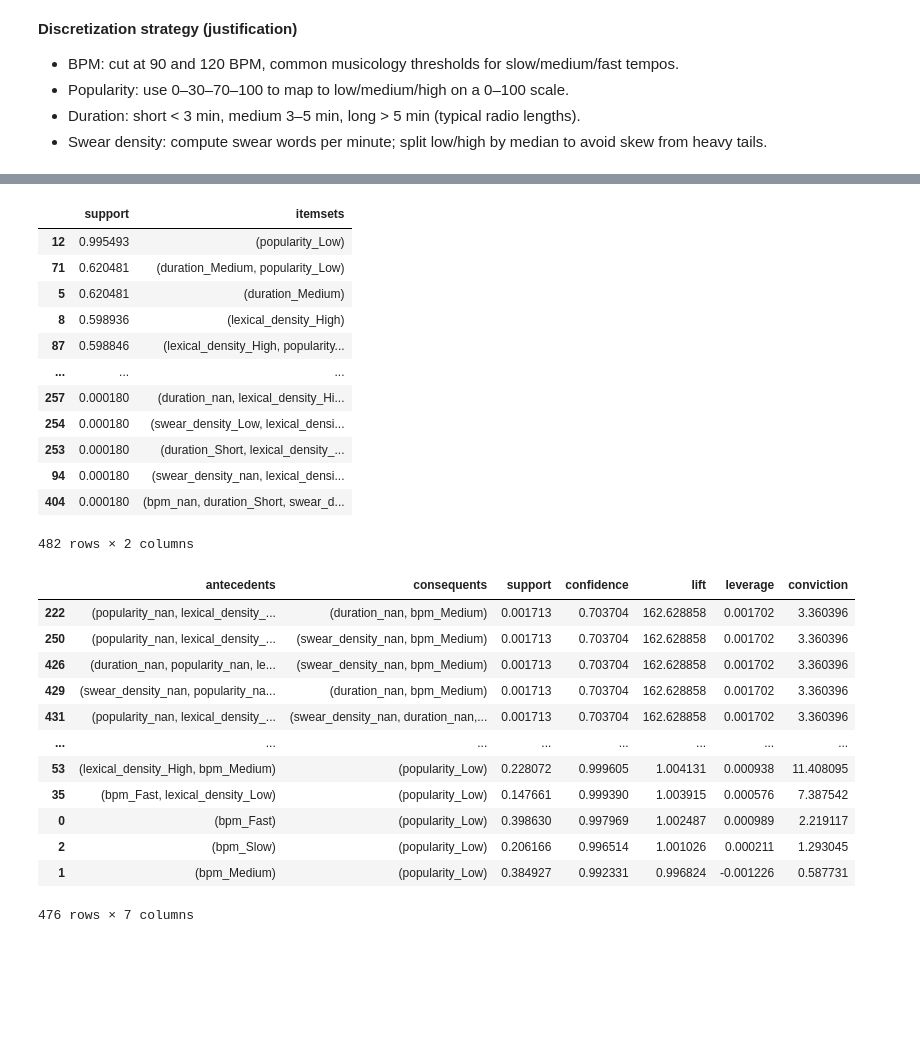
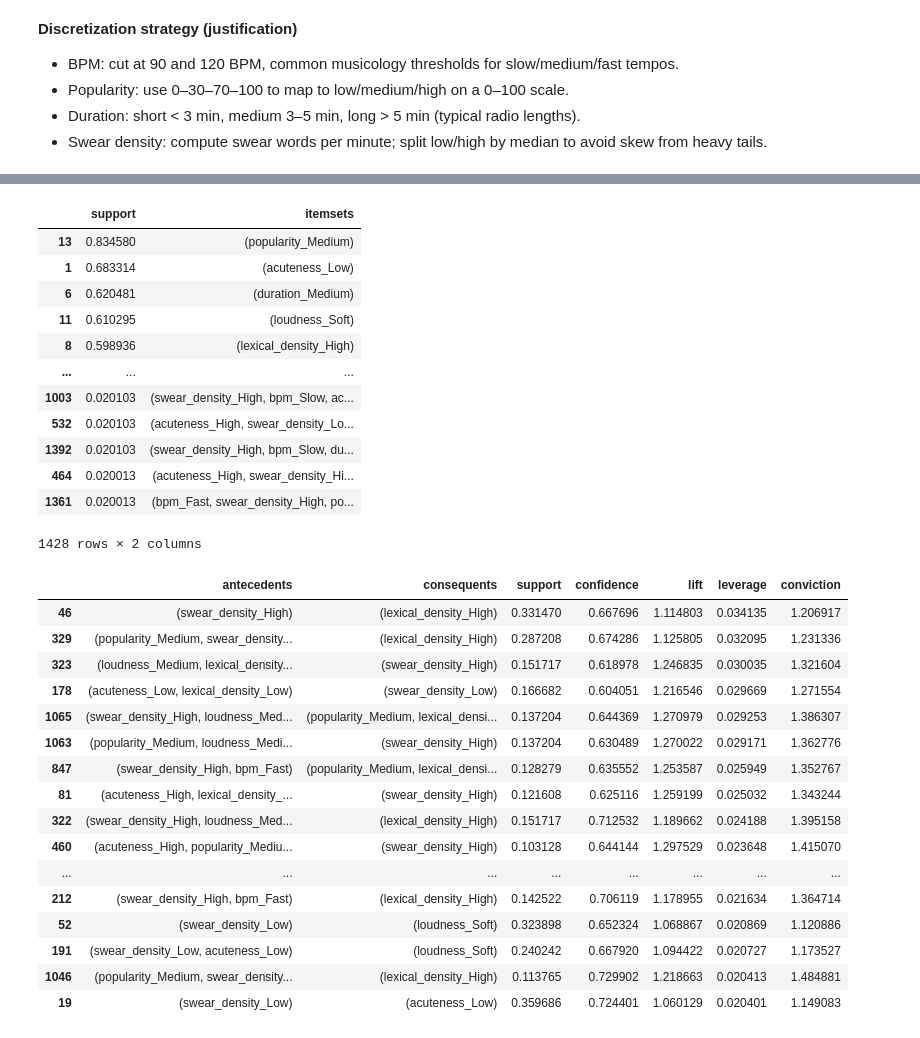
Before and after one commit to Ludovico1104/Progetto-I2ML, a Jupyter notebook: prova.ipynb, the cells around one changed output, grey strips where cells are left out. Drawn from its saved outputs; the diff is of its cells as text; code cells hidden in the pictures; blank space fills up the shorter version.

Commit message:
assosiasion rules2

```diff
--- a/prova.ipynb
+++ b/prova.ipynb
@@ -258,7 +258,7 @@ array([2021., 2020., 2019.,   nan, 2023., 2022., 2025., 2018., 2024.,
        2005., 2001., 1993., 1996., 2003., 1994., 1992., 1995.])
 # %%
 merged["track_tot_swear_words"] = merged["track_swear_IT"] + merged["track_swear_EN"]
-for col_name in ["track_popularity", "track_stats_pageviews", "track_bpm", "track_duration_ms", "track_lexical_density", "track_year"]:
+for col_name in ["track_popularity", "track_stats_pageviews", "track_bpm", "track_duration_ms", "track_lexical_density", "track_year", "track_loudness", "track_tot_swear_words"]:
     print(merged[col_name].dtype)
     merged[col_name] = pd.to_numeric(merged[col_name], errors="coerce")
     plt.figure()
@@ -349,3 +349,16 @@ tra rolloff, zcr, e centroid teniamo centroid
 tra n_sentences e n_token teniamo n_tokens
 tra latitude e longitude teniamo latitude
 tra swear words IT ed ENG teniamo IT
+# %%
+merged['track_popularity'] = pd.to_numeric(merged['track_popularity'], errors="coerce")
+pop = merged['track_popularity'].dropna()
+pop = pop[pop > 0]  # log bins need positive values
+
+bins = np.logspace(np.log10(1), np.log10(1e6), 40)  # 40 log-width bins
+
+plt.figure('1')
+plt.hist(pop, bins=bins)
+plt.xscale('log')
+plt.title('Track Popularity')
+plt.xlabel('Track Popularity')
+plt.xlim(1, 1e6)
@@ -379,7 +395,7 @@ encoded["bpm"] = pd.cut(
 
 encoded["popularity"] = pd.cut(
     pop,
-    bins=[-np.inf, 1e2, 1e4, np.inf],
+    bins=[-np.inf, 1e1, 1e2, np.inf],
     labels=["Low", "Medium", "High"]
  )
 
@@ -403,6 +419,17 @@ encoded["lexical_density"] = pd.cut(
  )
 
 
+encoded["loudness"] = pd.cut(
+    pd.to_numeric(merged["track_loudness"], errors="coerce"),
+    bins=[-np.inf, 27, 54, np.inf],
+    labels=["Soft", "Medium", "Loud"]
+ )
+
+encoded["acuteness"] = pd.cut(
+    pd.to_numeric(merged["track_centroid"], errors="coerce"),
+    bins=[-np.inf, 0.15, np.inf],
+    labels=["Low", "High"]
+ )
 
 encoded.head()
 # %% [output]
@@ -435,50 +469,54 @@ df.head()
 # %%
-frequent_itemsets = apriori(df, min_support=1e-2, use_colnames=True)
+frequent_itemsets = apriori(df, min_support=2e-2, use_colnames=True)
 frequent_itemsets.sort_values("support", ascending=False)
 # %% [output]
 |  | support | itemsets |
-| 12 | 0.995493 | (popularity_Low) |
-| 71 | 0.620481 | (duration_Medium, popularity_Low) |
-| 5 | 0.620481 | (duration_Medium) |
+| 13 | 0.834580 | (popularity_Medium) |
+| 1 | 0.683314 | (acuteness_Low) |
+| 6 | 0.620481 | (duration_Medium) |
+| 11 | 0.610295 | (loudness_Soft) |
 | 8 | 0.598936 | (lexical_density_High) |
-| 87 | 0.598846 | (lexical_density_High, popularity... |
 | ... | ... | ... |
-| 257 | 0.000180 | (duration_nan, lexical_density_Hi... |
-| 254 | 0.000180 | (swear_density_Low, lexical_densi... |
-| 253 | 0.000180 | (duration_Short, lexical_density_... |
-| 94 | 0.000180 | (swear_density_nan, lexical_densi... |
-| 404 | 0.000180 | (bpm_nan, duration_Short, swear_d... |
+| 1003 | 0.020103 | (swear_density_High, bpm_Slow, ac... |
+| 532 | 0.020103 | (acuteness_High, swear_density_Lo... |
+| 1392 | 0.020103 | (swear_density_High, bpm_Slow, du... |
+| 464 | 0.020013 | (acuteness_High, swear_density_Hi... |
+| 1361 | 0.020013 | (bpm_Fast, swear_density_High, po... |
-482 rows × 2 columns
+1428 rows × 2 columns
 # %%
 rules_conf = association_rules(
     frequent_itemsets,
     metric="confidence",
-    min_threshold=0.7,
+    min_threshold=0.6,
     num_itemsets=len(df.index),
 )
 
 columns_to_show = [
     "antecedents",
     "consequents",
     "support",
     "confidence",
     "lift",
     "leverage",
     "conviction",
 ]
 
-rules_conf[columns_to_show].sort_values(["lift", "leverage"], ascending=False)
+rules_conf[columns_to_show].sort_values(["leverage", "lift"], ascending=False).head(20)
 # %% [output]
 |  | antecedents | consequents | support | confidence | lift | leverage | conviction |
-| 222 | (popularity_nan, lexical_density_... | (duration_nan, bpm_Medium) | 0.001713 | 0.703704 | 162.628858 | 0.001702 | 3.360396 |
-| 250 | (popularity_nan, lexical_density_... | (swear_density_nan, bpm_Medium) | 0.001713 | 0.703704 | 162.628858 | 0.001702 | 3.360396 |
-| 426 | (duration_nan, popularity_nan, le... | (swear_density_nan, bpm_Medium) | 0.001713 | 0.703704 | 162.628858 | 0.001702 | 3.360396 |
-| 429 | (swear_density_nan, popularity_na... | (duration_nan, bpm_Medium) | 0.001713 | 0.703704 | 162.628858 | 0.001702 | 3.360396 |
-| 431 | (popularity_nan, lexical_density_... | (swear_density_nan, duration_nan,... | 0.001713 | 0.703704 | 162.628858 | 0.001702 | 3.360396 |
+| 46 | (swear_density_High) | (lexical_density_High) | 0.331470 | 0.667696 | 1.114803 | 0.034135 | 1.206917 |
+| 329 | (popularity_Medium, swear_density... | (lexical_density_High) | 0.287208 | 0.674286 | 1.125805 | 0.032095 | 1.231336 |
+| 323 | (loudness_Medium, lexical_density... | (swear_density_High) | 0.151717 | 0.618978 | 1.246835 | 0.030035 | 1.321604 |
+| 178 | (acuteness_Low, lexical_density_Low) | (swear_density_Low) | 0.166682 | 0.604051 | 1.216546 | 0.029669 | 1.271554 |
+| 1065 | (swear_density_High, loudness_Med... | (popularity_Medium, lexical_densi... | 0.137204 | 0.644369 | 1.270979 | 0.029253 | 1.386307 |
+| 1063 | (popularity_Medium, loudness_Medi... | (swear_density_High) | 0.137204 | 0.630489 | 1.270022 | 0.029171 | 1.362776 |
+| 847 | (swear_density_High, bpm_Fast) | (popularity_Medium, lexical_densi... | 0.128279 | 0.635552 | 1.253587 | 0.025949 | 1.352767 |
+| 81 | (acuteness_High, lexical_density_... | (swear_density_High) | 0.121608 | 0.625116 | 1.259199 | 0.025032 | 1.343244 |
+| 322 | (swear_density_High, loudness_Med... | (lexical_density_High) | 0.151717 | 0.712532 | 1.189662 | 0.024188 | 1.395158 |
+| 460 | (acuteness_High, popularity_Mediu... | (swear_density_High) | 0.103128 | 0.644144 | 1.297529 | 0.023648 | 1.415070 |
 | ... | ... | ... | ... | ... | ... | ... | ... |
-| 53 | (lexical_density_High, bpm_Medium) | (popularity_Low) | 0.228072 | 0.999605 | 1.004131 | 0.000938 | 11.408095 |
-| 35 | (bpm_Fast, lexical_density_Low) | (popularity_Low) | 0.147661 | 0.999390 | 1.003915 | 0.000576 | 7.387542 |
-| 0 | (bpm_Fast) | (popularity_Low) | 0.398630 | 0.997969 | 1.002487 | 0.000989 | 2.219117 |
-| 2 | (bpm_Slow) | (popularity_Low) | 0.206166 | 0.996514 | 1.001026 | 0.000211 | 1.293045 |
-| 1 | (bpm_Medium) | (popularity_Low) | 0.384927 | 0.992331 | 0.996824 | -0.001226 | 0.587731 |
+| 212 | (swear_density_High, bpm_Fast) | (lexical_density_High) | 0.142522 | 0.706119 | 1.178955 | 0.021634 | 1.364714 |
+| 52 | (swear_density_Low) | (loudness_Soft) | 0.323898 | 0.652324 | 1.068867 | 0.020869 | 1.120886 |
+| 191 | (swear_density_Low, acuteness_Low) | (loudness_Soft) | 0.240242 | 0.667920 | 1.094422 | 0.020727 | 1.173527 |
+| 1046 | (popularity_Medium, swear_density... | (lexical_density_High) | 0.113765 | 0.729902 | 1.218663 | 0.020413 | 1.484881 |
+| 19 | (swear_density_Low) | (acuteness_Low) | 0.359686 | 0.724401 | 1.060129 | 0.020401 | 1.149083 |
-476 rows × 7 columns
```
Also changed, not shown: parts of 5 cells of this notebook.
